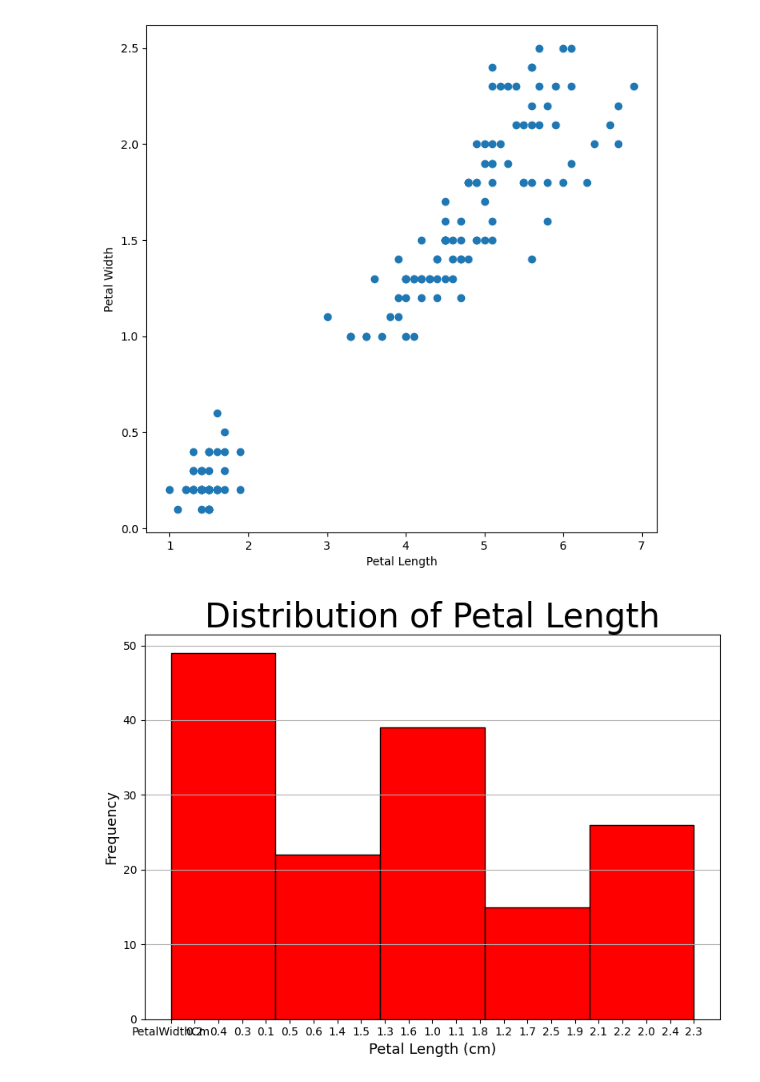
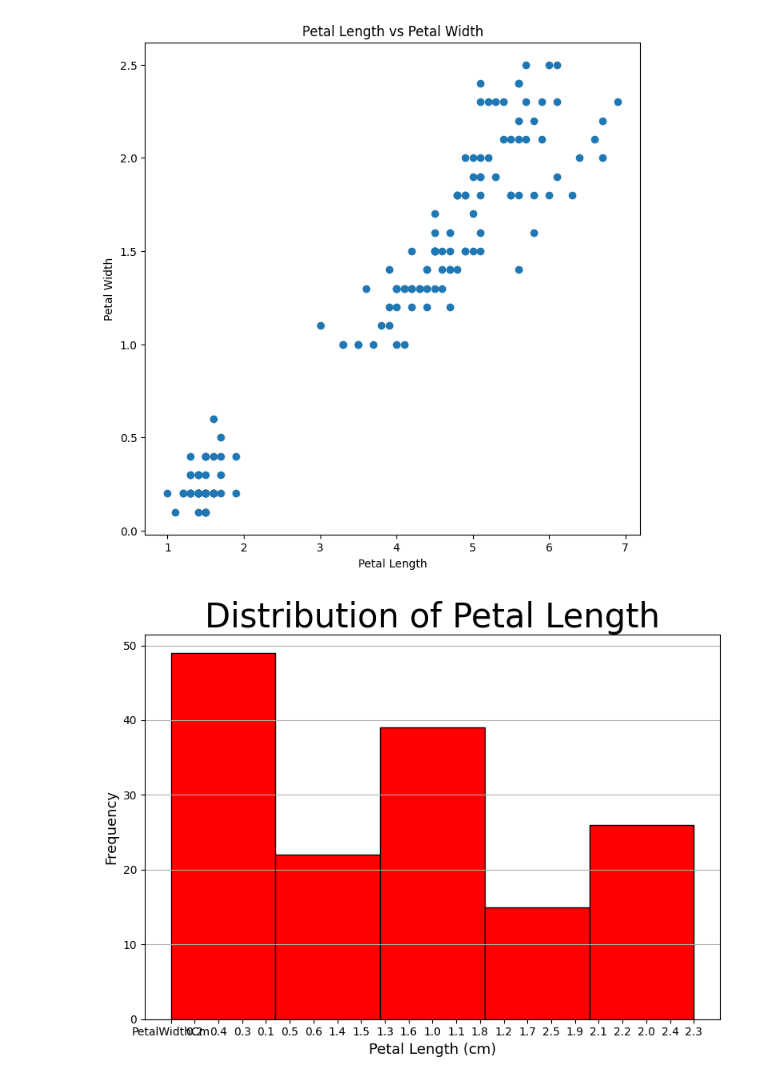
Before and after one commit to ashwinig2827/CIE1, a Jupyter notebook: Untitled1.ipynb, the cells around one changed output. Saved outputs shown, nothing was run; the diff lists cells and outputs as text; code cells hidden in the pictures.

```diff
--- a/Untitled1.ipynb
+++ b/Untitled1.ipynb
@@ -3,15 +3,15 @@
 # %%
 import pandas as pd
 import matplotlib.pyplot as plt
 df=pd.read_csv("/content/Iris.csv")
 plt.figure(figsize=(8,8))
 plt.scatter(df['PetalLengthCm'], df['PetalWidthCm'])
-plt.tittl=("Petal Length vs Petal Width")
+plt.title("Petal Length vs Petal Width")
 plt.xlabel("Petal Length")
 plt.ylabel("Petal Width")
 plt.show()
 # %% [output]
-[figure, old version]
+[figure, new version]
 # %%
 import pandas as pd
 import matplotlib.pyplot as plt
```
